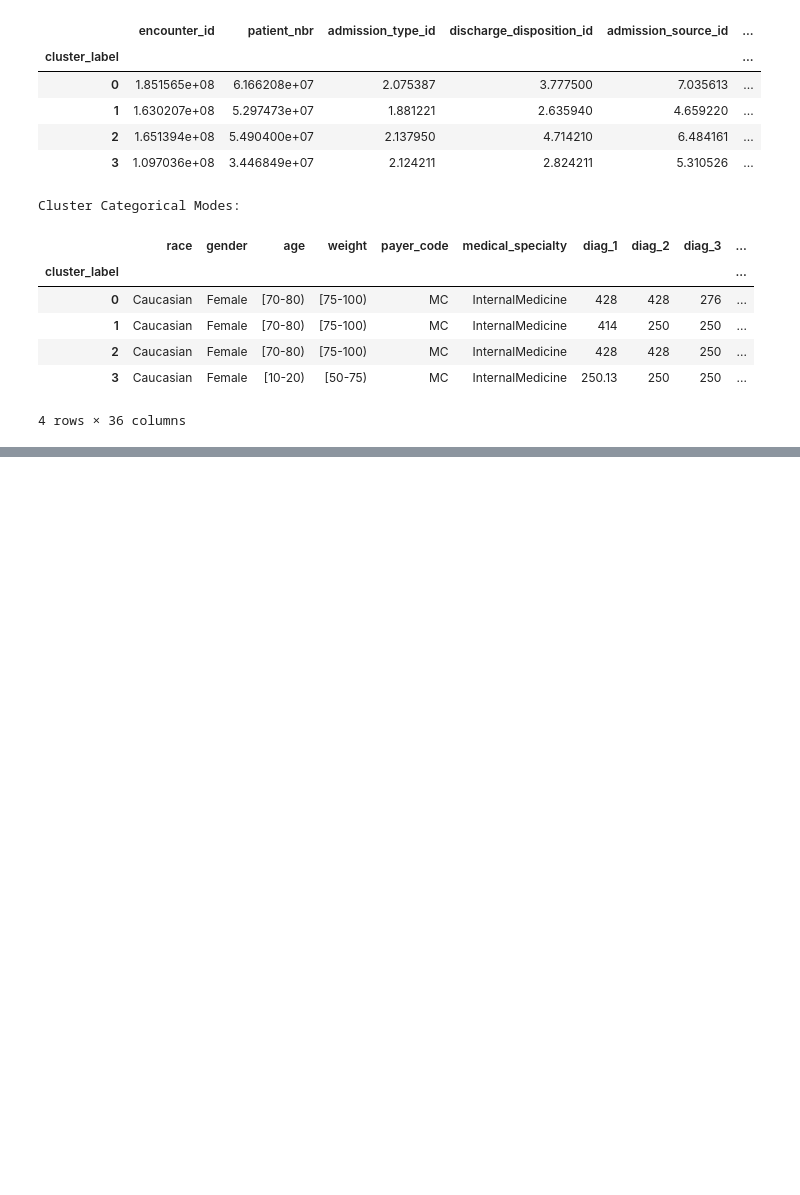
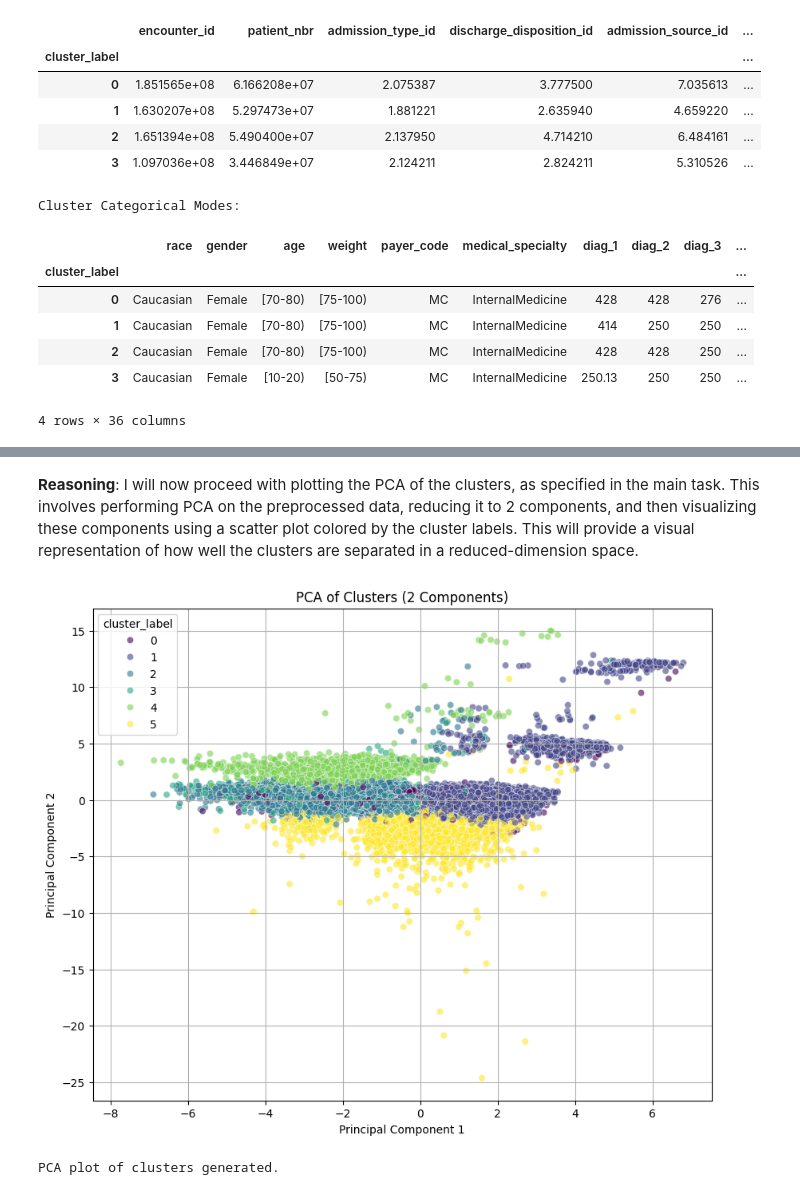
Before and after one commit to joezein71/AIHC-5010-Winter-2026, a Jupyter notebook: 20260122_assignment1_colab_workflow_zein.ipynb, the cells around one changed output, grey strips where cells are left out. Drawn from its saved outputs; the diff is of its cells as text; code cells hidden in the pictures; blank space fills up the shorter version.

```diff
--- a/20260122_assignment1_colab_workflow_zein.ipynb
+++ b/20260122_assignment1_colab_workflow_zein.ipynb
@@ -2843,0 +3219,38 @@ Cluster Categorical Modes:
+# %% [markdown]
+**Reasoning**:
+I will now proceed with plotting the PCA of the clusters, as specified in the main task. This involves performing PCA on the preprocessed data, reducing it to 2 components, and then visualizing these components using a scatter plot colored by the cluster labels. This will provide a visual representation of how well the clusters are separated in a reduced-dimension space.
+# %%
+from sklearn.decomposition import PCA
+import matplotlib.pyplot as plt
+import seaborn as sns
+import pandas as pd
+
+# 1. Perform PCA to reduce dimensionality to 2 components
+pca = PCA(n_components=2)
+pca_components = pca.fit_transform(cluster_data_scaled)
+
+# 2. Create a DataFrame for plotting
+pca_df = pd.DataFrame(data=pca_components, columns=['PCA1', 'PCA2'])
+pca_df['cluster_label'] = cluster_labels
+
+# 3. Plot the PCA components, colored by cluster labels
+plt.figure(figsize=(10, 8))
+sns.scatterplot(
+    x='PCA1',
+    y='PCA2',
+    hue='cluster_label',
+    palette='viridis',
+    data=pca_df,
+    legend='full',
+    alpha=0.6
+)
+plt.title('PCA of Clusters (2 Components)')
+plt.xlabel('Principal Component 1')
+plt.ylabel('Principal Component 2')
+plt.grid(True)
+plt.show()
+
+print("PCA plot of clusters generated.")
+# %% [output]
+[figure, added]
+PCA plot of clusters generated.
```
Also changed, not shown: parts of 21 cells of this notebook.
